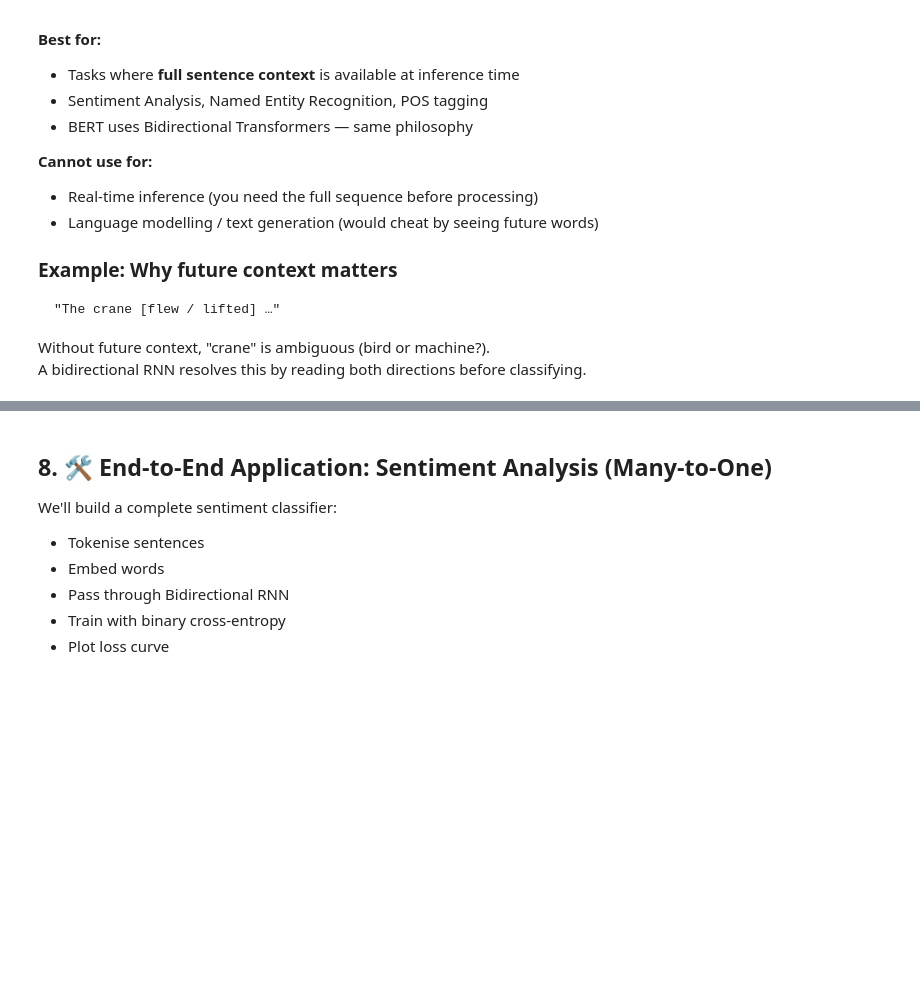
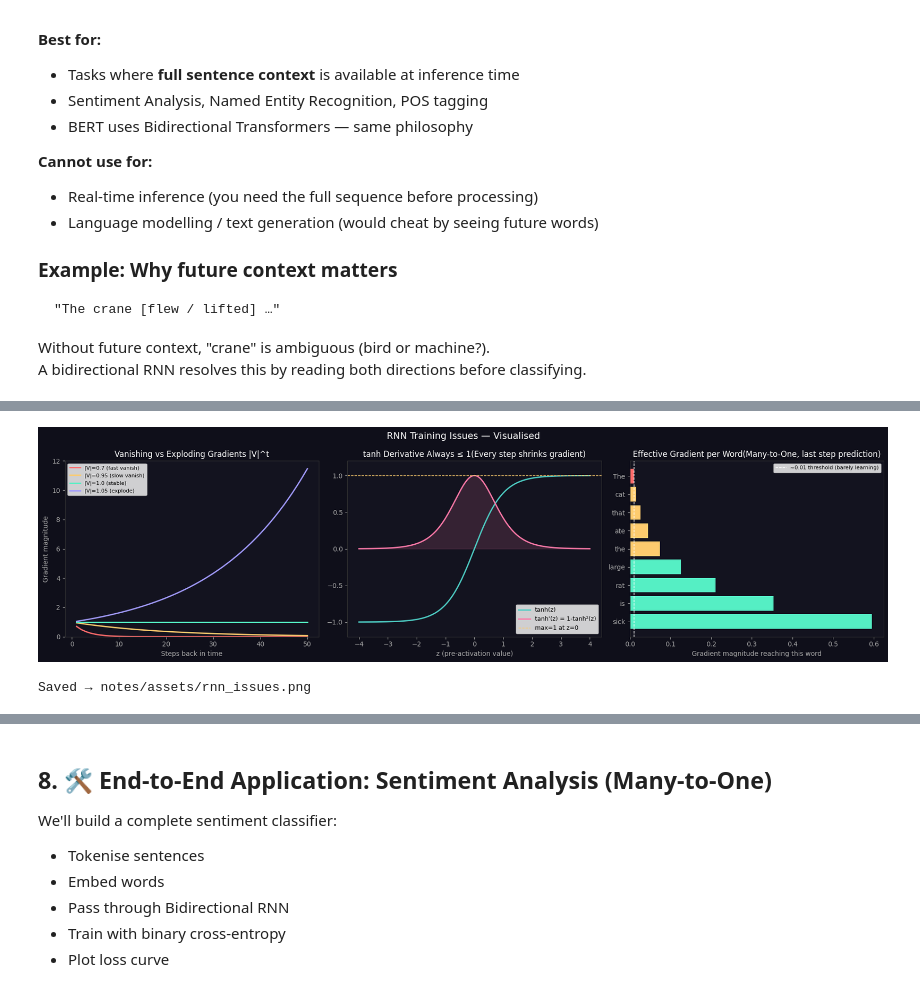
Before and after one commit to Lmalviya/deeplearning, a Jupyter notebook: notes/09_rnn_comprehensive.ipynb, the cells around one changed output, grey strips where cells are left out. Saved outputs shown, nothing was run; the diff lists cells and outputs as text; code cells hidden in the pictures; blank space fills up the shorter version.

```diff
--- a/notes/09_rnn_comprehensive.ipynb
+++ b/notes/09_rnn_comprehensive.ipynb
@@ -530,17 +860,16 @@ ax = axes[0]
 ax.set_facecolor('#13131f')
 steps = np.arange(1, 51)
 
-for w, lbl, col in [(0.7, 'W=0.7 (fast vanish)', '#ff6b6b'),
-                     (0.95,'W=0.95 (slow vanish)','#fdcb6e'),
-                     (1.0, 'W=1.0 (stable)',      '#55efc4'),
-                     (1.05,'W=1.05 (explode)',     '#a29bfe')]:
+for w, lbl, col in [(0.7, '|V|=0.7 (fast vanish)', '#ff6b6b'),
+                     (0.95,'|V|=0.95 (slow vanish)','#fdcb6e'),
+                     (1.0, '|V|=1.0 (stable)',      '#55efc4'),
+                     (1.05,'|V|=1.05 (explode)',     '#a29bfe')]:
     grads = w ** steps
     ax.plot(steps, np.clip(grads, 0, 20), label=lbl, color=col, lw=2)
 
 ax.set_xlabel("Steps back in time", color='#aaa')
 ax.set_ylabel("Gradient magnitude", color='#aaa')
-ax.set_title("Vanishing vs Exploding Gradients
-|W_hh|^t", color='white')
+ax.set_title("Vanishing vs Exploding Gradients |V|^t", color='white')
 ax.legend(fontsize=8)
 ax.tick_params(colors='#aaa')
 ax.set_ylim(0, 12)
@@ -553,39 +882,40 @@ z = np.linspace(-4, 4, 300)
 tanh_deriv = 1 - np.tanh(z)**2
 ax.plot(z, np.tanh(z), color='#4ecdc4', lw=2, label='tanh(z)')
 ax.plot(z, tanh_deriv,  color='#fd79a8', lw=2, label="tanh'(z) = 1-tanh²(z)")
 ax.axhline(1, color='#fdcb6e', lw=1, ls='--', label='max=1 at z=0')
 ax.fill_between(z, tanh_deriv, 0, alpha=0.15, color='#fd79a8')
-ax.set_title("tanh Derivative Always ≤ 1
-(Every step shrinks gradient)", color='white')
+ax.set_title("tanh Derivative Always ≤ 1(Every step shrinks gradient)", color='white')
 ax.set_xlabel("z (pre-activation value)", color='#aaa')
 ax.legend(fontsize=9)
 ax.tick_params(colors='#aaa')
 ax.set_ylim(-1.2, 1.2)
 for sp in ax.spines.values(): sp.set_color('#333')
 
 # ── Plot 3: Effect on "memory" at different distances ──
 ax = axes[2]
 ax.set_facecolor('#13131f')
 words = ['The','cat','that','ate','the','large','rat','is','sick']
 distances = np.arange(len(words), 0, -1)   # distance from prediction
-# gradient reaching each position (W=0.85, tanh shrink≈0.5 per step)
+# gradient reaching each position (|V|=0.85, tanh shrink≈0.5 per step)
 effective_grad = (0.85 * 0.7) ** distances
 
 colors_bar = ['#ff6b6b' if g < 0.01 else '#fdcb6e' if g < 0.1 else '#55efc4'
               for g in effective_grad]
 bars = ax.barh(words[::-1], effective_grad[::-1], color=colors_bar[::-1])
 ax.axvline(0.01, color='white', ls='--', lw=1, label='≈0.01 threshold (barely learning)')
-ax.set_title('Effective Gradient per Word
-(Many-to-One, last step prediction)', color='white')
+ax.set_title('Effective Gradient per Word(Many-to-One, last step prediction)', color='white')
 ax.set_xlabel('Gradient magnitude reaching this word', color='#aaa')
 ax.legend(fontsize=8)
 ax.tick_params(colors='#aaa')
 for sp in ax.spines.values(): sp.set_color('#333')
 
 plt.tight_layout()
-plt.savefig('notes/assets/rnn_issues.png', dpi=150, bbox_inches='tight', facecolor='#0f0f1a')
+# plt.savefig('notes/assets/rnn_issues.png', dpi=150, bbox_inches='tight', facecolor='#0f0f1a')
 plt.show()
 print("Saved → notes/assets/rnn_issues.png")
+# %% [output]
+[figure, added]
+Saved → notes/assets/rnn_issues.png
 # %%
 import numpy as np
 import matplotlib.pyplot as plt
```
Also changed, not shown: parts of 15 cells of this notebook, 10 other files.
